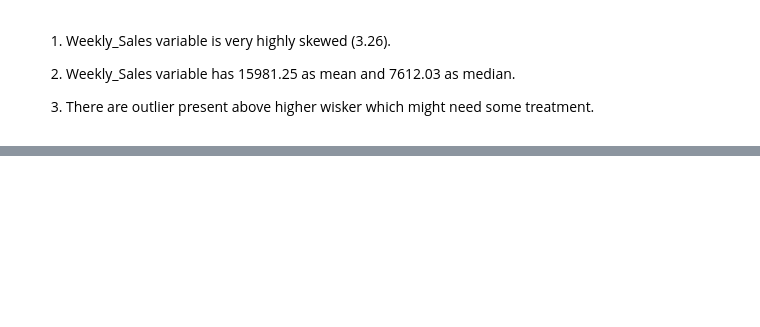
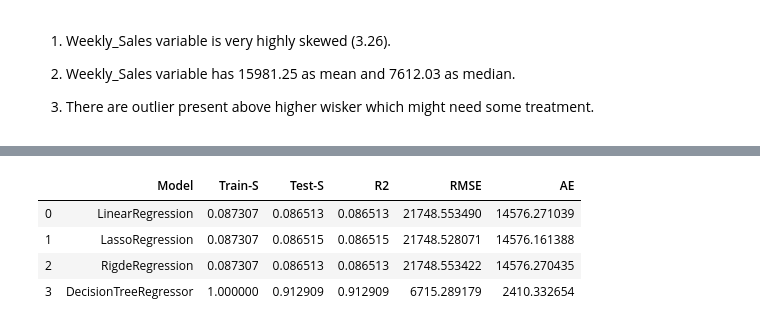
Before and after one commit to RahulRathi46/GL-CapstoneProject, a Jupyter notebook: notebooks/Final Models & Optimizations.ipynb, the cells around one changed output, grey strips where cells are left out. Cells and saved outputs as stored; diff of their text form; code cells hidden in the pictures; blank space fills up the shorter version.

```diff
--- a/notebooks/Notebook.ipynb
+++ b/notebooks/Final Models & Optimizations.ipynb
@@ -606,0 +639,8 @@ cor
+# %%
+pf.Base_Model_Profile(xtrain, xtest, ytrain, ytest)
+# %% [output]
+|  | Model | Train-S | Test-S | R2 | RMSE | AE |
+| 0 | LinearRegression | 0.087307 | 0.086513 | 0.086513 | 21748.553490 | 14576.271039 |
+| 1 | LassoRegression | 0.087307 | 0.086515 | 0.086515 | 21748.528071 | 14576.161388 |
+| 2 | RigdeRegression | 0.087307 | 0.086513 | 0.086513 | 21748.553422 | 14576.270435 |
+| 3 | DecisionTreeRegressor | 1.000000 | 0.912909 | 0.912909 | 6715.289179 | 2410.332654 |
```
Also changed, not shown: parts of 7 cells of this notebook, 12 other files.
